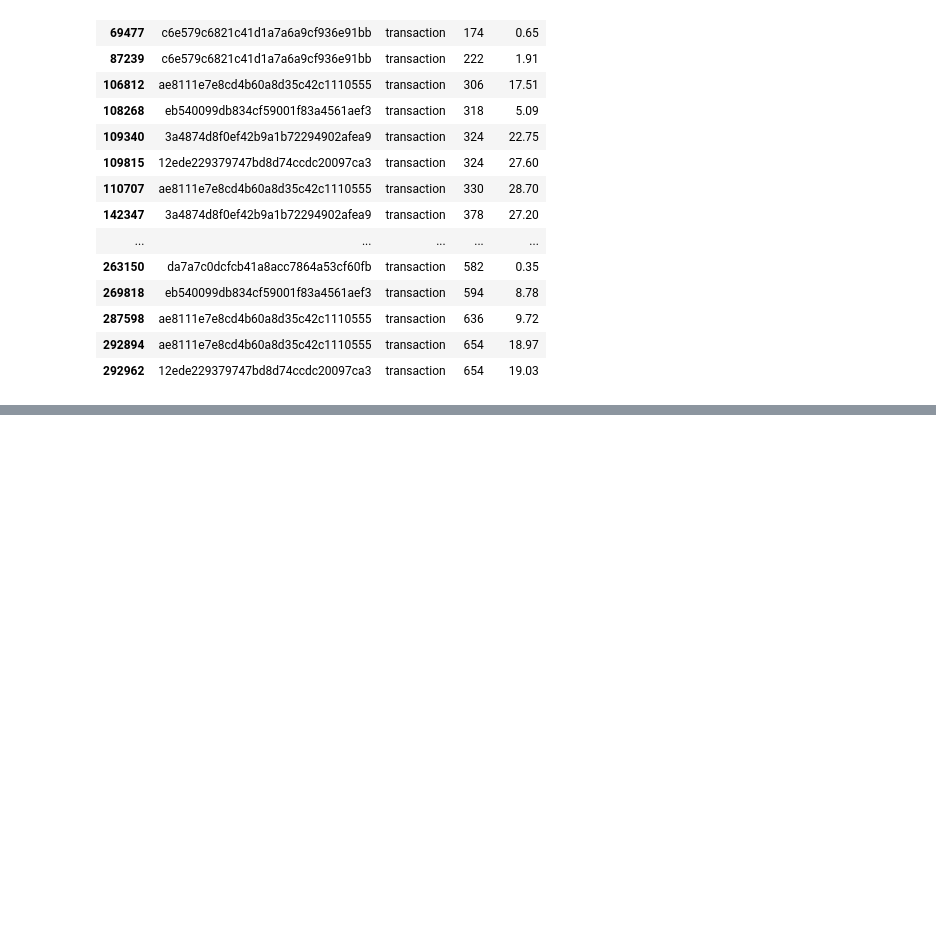
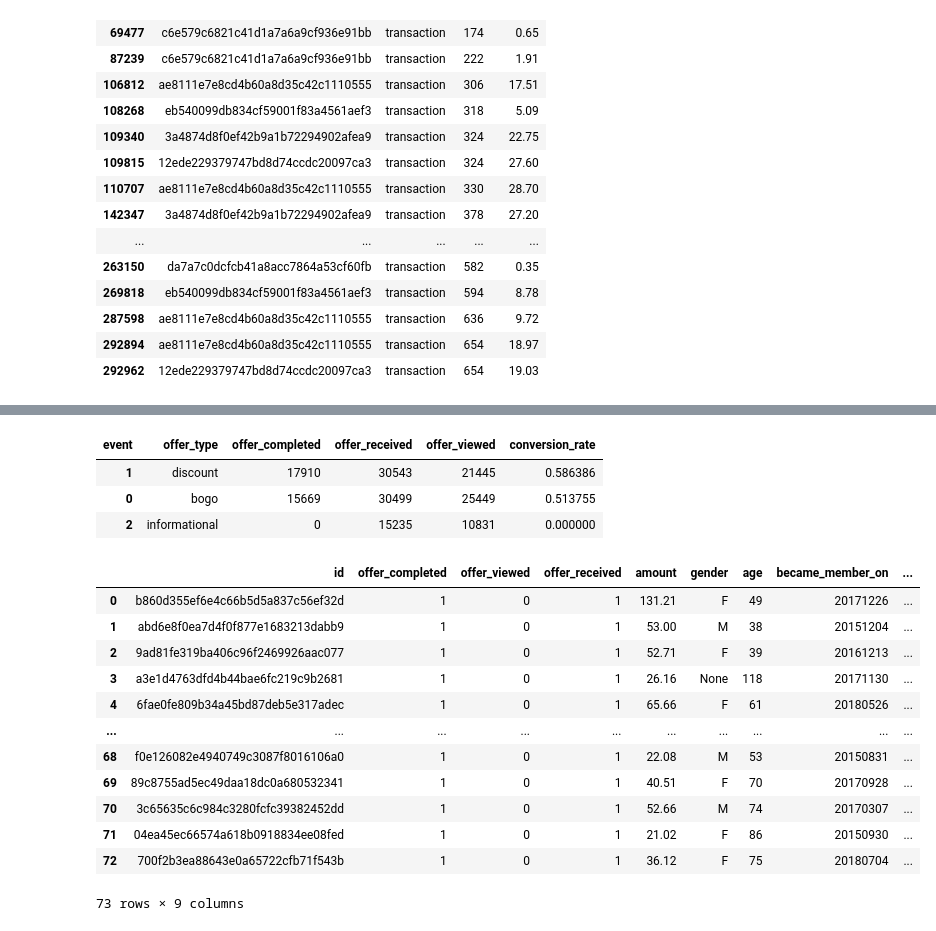
Before and after one commit to DanHerman212/starbucks_project, a Jupyter notebook: Starbucks_Capstone_notebook.ipynb, the cells around one changed output, grey strips where cells are left out. Drawn from its saved outputs; the diff is of its cells as text; code cells hidden in the pictures; blank space fills up the shorter version.

```diff
--- a/Starbucks_Capstone_notebook.ipynb
+++ b/Starbucks_Capstone_notebook.ipynb
@@ -95,7 +86,11 @@ transcript.rename(columns={'person': 'id'}, inplace=True)
 # %%
 def data_cleaner(portfolio, profile, transcript, event):
         """
-        This function cleans the offer_completed events in the transcript df by extracting the offer_id and reward from the value column,       merging the offer_completed df with the portfolio df, creating dummy variables for the channels column, and dropping unnecessary columns.
+        This function cleans the offer_completed events in
+        the transcript df by extracting the offer_id and
+        reward from the value column,merging the offer_completed
+        df with the portfolio df, creating dummy variables for
+        the channels column, and dropping unnecessary columns.
 
         Args:
         portfolio: the portfolio df
@@ -233,0 +249,55 @@ transactions.loc[~transactions['id'].isin(offers['id'])]
+# %%
+# create crosstab to evaluate offer type and event
+cross_tab = (
+            pd.pivot_table(offers,
+                           index='offer_type',
+                           columns='event',
+                           values='id',
+                           aggfunc='count',
+                           fill_value=0)
+            .reset_index()
+            )
+
+cross_tab = cross_tab.sort_values(by='offer_completed', ascending=False)
+
+cross_tab['conversion_rate'] = cross_tab['offer_completed'] / cross_tab['offer_received']
+
+cross_tab
+# %% [output]
+| event | offer_type | offer_completed | offer_received | offer_viewed | conversion_rate |
+| 1 | discount | 17910 | 30543 | 21445 | 0.586386 |
+| 0 | bogo | 15669 | 30499 | 25449 | 0.513755 |
+| 2 | informational | 0 | 15235 | 10831 | 0.000000 |
+# %%
+# find orders that were completed but offer was not viewed
+viewed_but_not_completed = transaction_update.loc[
+                                                (transaction_update['offer_completed'] == 1) &
+                                                (transaction_update['offer_viewed'] == 0) &
+                                                (transaction_update['offer_received'] == 1)
+                                                ]
+# populate order values
+viewed_but_not_completed.loc[:,'amount'] = (
+                                    viewed_but_not_completed
+                                    .loc[:,'id']
+                                    .apply(lambda x: transactions.loc[transactions['id'] == x]['amount']
+                                    .sum())
+                                    )
+# add demographic data
+viewed_but_not_completed = pd.merge(viewed_but_not_completed, profile, on='id', how='left')
+
+# preview first few rows
+viewed_but_not_completed
+# %% [output]
+|  | id | offer_completed | offer_viewed | offer_received | amount | gender | age | became_member_on | ... |
+| 0 | b860d355ef6e4c66b5d5a837c56ef32d | 1 | 0 | 1 | 131.21 | F | 49 | 20171226 | ... |
+| 1 | abd6e8f0ea7d4f0f877e1683213dabb9 | 1 | 0 | 1 | 53.00 | M | 38 | 20151204 | ... |
+| 2 | 9ad81fe319ba406c96f2469926aac077 | 1 | 0 | 1 | 52.71 | F | 39 | 20161213 | ... |
+| 3 | a3e1d4763dfd4b44bae6fc219c9b2681 | 1 | 0 | 1 | 26.16 | None | 118 | 20171130 | ... |
+| 4 | 6fae0fe809b34a45bd87deb5e317adec | 1 | 0 | 1 | 65.66 | F | 61 | 20180526 | ... |
+| ... | ... | ... | ... | ... | ... | ... | ... | ... | ... |
+| 68 | f0e126082e4940749c3087f8016106a0 | 1 | 0 | 1 | 22.08 | M | 53 | 20150831 | ... |
+| 69 | 89c8755ad5ec49daa18dc0a680532341 | 1 | 0 | 1 | 40.51 | F | 70 | 20170928 | ... |
+| 70 | 3c65635c6c984c3280fcfc39382452dd | 1 | 0 | 1 | 52.66 | M | 74 | 20170307 | ... |
+| 71 | 04ea45ec66574a618b0918834ee08fed | 1 | 0 | 1 | 21.02 | F | 86 | 20150930 | ... |
+| 72 | 700f2b3ea88643e0a65722cfb71f543b | 1 | 0 | 1 | 36.12 | F | 75 | 20180704 | ... |
+73 rows × 9 columns
```
Also changed, not shown: parts of 9 cells of this notebook, 1 other file.
